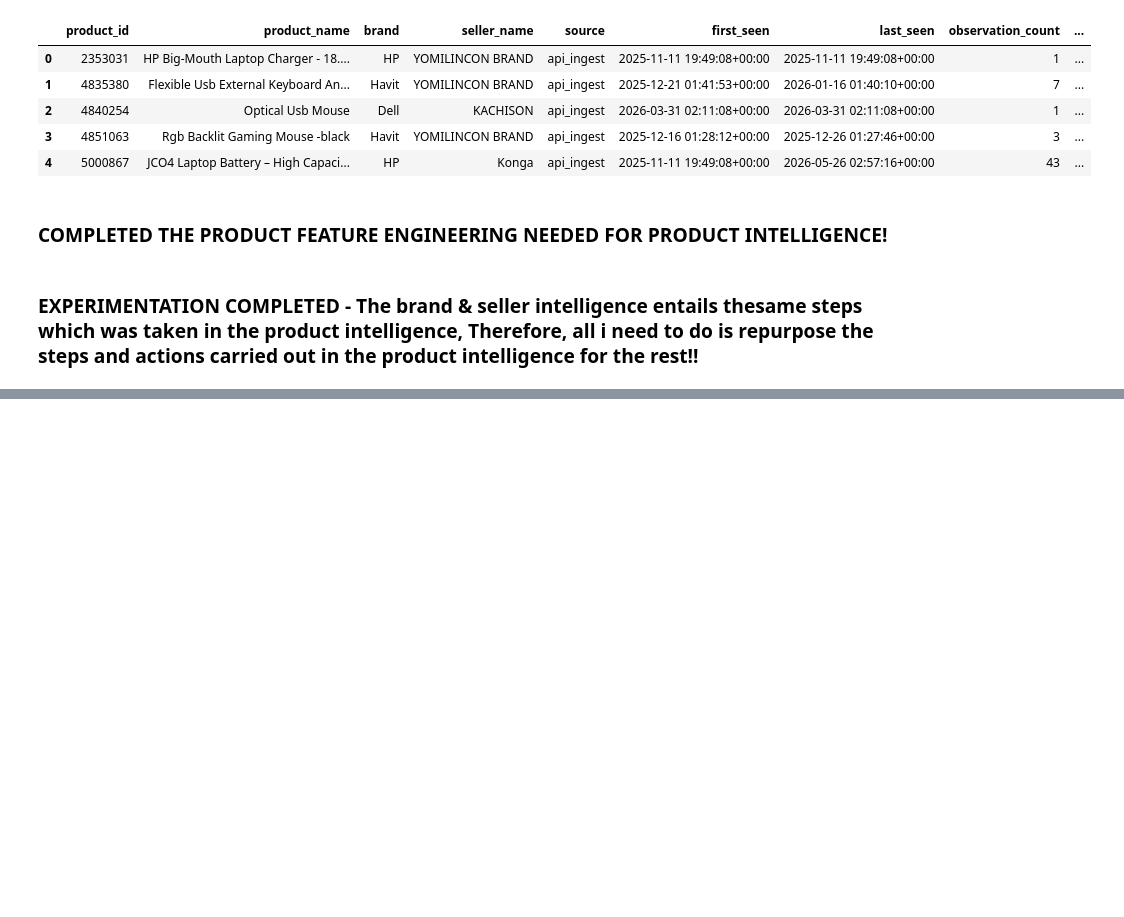
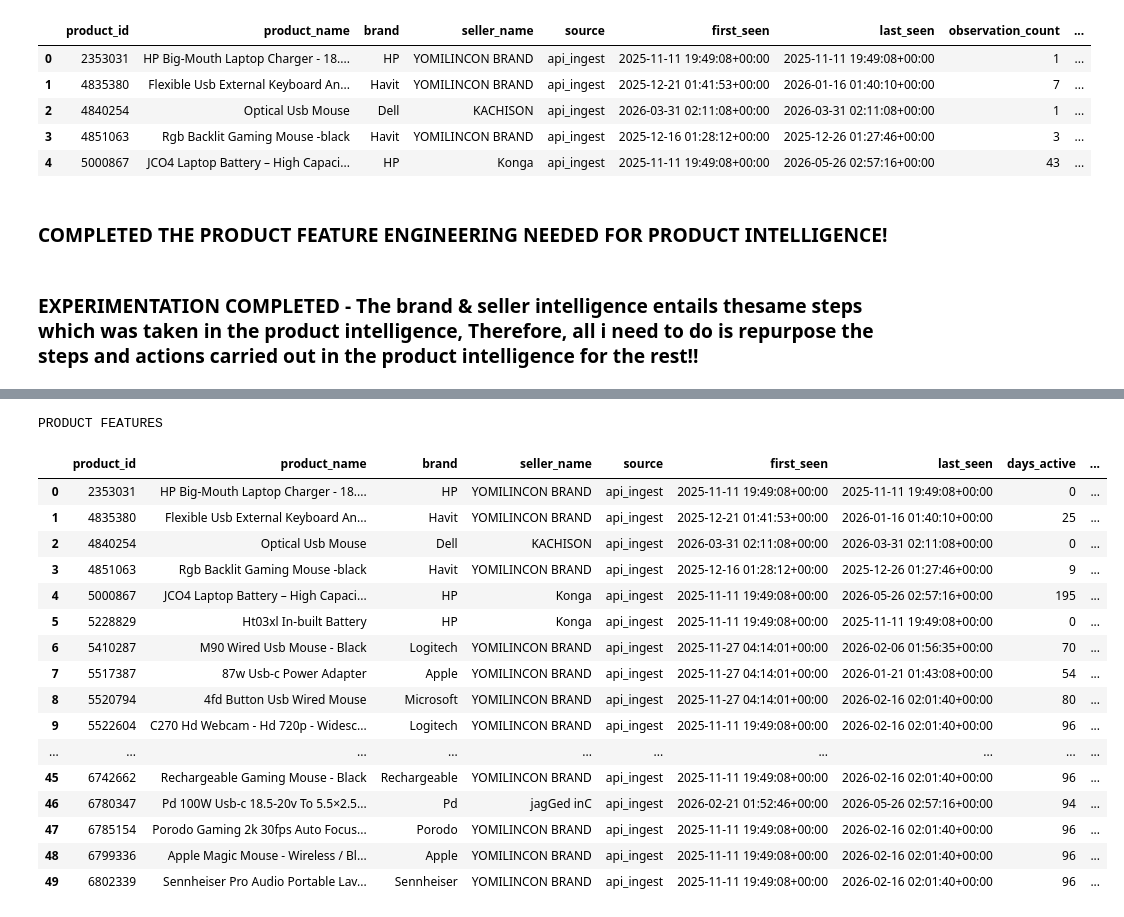
Before and after one commit to CKohwo/ADIP-Intelligence-lab, a Jupyter notebook: eda_notebook/feature_engineering.ipynb, the cells around one changed output, grey strips where cells are left out. Saved outputs shown, nothing was run; the diff lists cells and outputs as text; code cells hidden in the pictures; blank space fills up the shorter version.

```diff
--- a/eda_notebook/feature_engineering.ipynb
+++ b/eda_notebook/feature_engineering.ipynb
@@ -96,0 +130,31 @@ df_2["price_tier"] = pd.qcut(df_2["current_price"], q=3, labels= ["Low", "Mid",
+# %%
+import pandas as pd
+from pathlib import Path
+
+base = Path("../data/features/api_ingest")
+
+product = pd.read_parquet(base / "product_features.parquet")
+brand = pd.read_parquet(base / "brand_features.parquet")
+seller = pd.read_parquet(base / "seller_features.parquet")
+
+print("PRODUCT FEATURES")
+product.head(50)
+# %% [output]
+PRODUCT FEATURES
+|  | product_id | product_name | brand | seller_name | source | first_seen | last_seen | days_active | ... |
+| 0 | 2353031 | HP Big-Mouth Laptop Charger - 18.... | HP | YOMILINCON BRAND | api_ingest | 2025-11-11 19:49:08+00:00 | 2025-11-11 19:49:08+00:00 | 0 | ... |
+| 1 | 4835380 | Flexible Usb External Keyboard An... | Havit | YOMILINCON BRAND | api_ingest | 2025-12-21 01:41:53+00:00 | 2026-01-16 01:40:10+00:00 | 25 | ... |
+| 2 | 4840254 | Optical Usb Mouse | Dell | KACHISON | api_ingest | 2026-03-31 02:11:08+00:00 | 2026-03-31 02:11:08+00:00 | 0 | ... |
+| 3 | 4851063 | Rgb Backlit Gaming Mouse -black | Havit | YOMILINCON BRAND | api_ingest | 2025-12-16 01:28:12+00:00 | 2025-12-26 01:27:46+00:00 | 9 | ... |
+| 4 | 5000867 | JCO4 Laptop Battery – High Capaci... | HP | Konga | api_ingest | 2025-11-11 19:49:08+00:00 | 2026-05-26 02:57:16+00:00 | 195 | ... |
+| 5 | 5228829 | Ht03xl In-built Battery | HP | Konga | api_ingest | 2025-11-11 19:49:08+00:00 | 2025-11-11 19:49:08+00:00 | 0 | ... |
+| 6 | 5410287 | M90 Wired Usb Mouse - Black | Logitech | YOMILINCON BRAND | api_ingest | 2025-11-27 04:14:01+00:00 | 2026-02-06 01:56:35+00:00 | 70 | ... |
+| 7 | 5517387 | 87w Usb-c Power Adapter | Apple | YOMILINCON BRAND | api_ingest | 2025-11-27 04:14:01+00:00 | 2026-01-21 01:43:08+00:00 | 54 | ... |
+| 8 | 5520794 | 4fd Button Usb Wired Mouse | Microsoft | YOMILINCON BRAND | api_ingest | 2025-11-27 04:14:01+00:00 | 2026-02-16 02:01:40+00:00 | 80 | ... |
+| 9 | 5522604 | C270 Hd Webcam - Hd 720p - Widesc... | Logitech | YOMILINCON BRAND | api_ingest | 2025-11-11 19:49:08+00:00 | 2026-02-16 02:01:40+00:00 | 96 | ... |
+| ... | ... | ... | ... | ... | ... | ... | ... | ... | ... |
+| 45 | 6742662 | Rechargeable Gaming Mouse - Black | Rechargeable | YOMILINCON BRAND | api_ingest | 2025-11-11 19:49:08+00:00 | 2026-02-16 02:01:40+00:00 | 96 | ... |
+| 46 | 6780347 | Pd 100W Usb-c 18.5-20v To 5.5×2.5... | Pd | jagGed inC | api_ingest | 2026-02-21 01:52:46+00:00 | 2026-05-26 02:57:16+00:00 | 94 | ... |
+| 47 | 6785154 | Porodo Gaming 2k 30fps Auto Focus... | Porodo | YOMILINCON BRAND | api_ingest | 2025-11-11 19:49:08+00:00 | 2026-02-16 02:01:40+00:00 | 96 | ... |
+| 48 | 6799336 | Apple Magic Mouse - Wireless / Bl... | Apple | YOMILINCON BRAND | api_ingest | 2025-11-11 19:49:08+00:00 | 2026-02-16 02:01:40+00:00 | 96 | ... |
+| 49 | 6802339 | Sennheiser Pro Audio Portable Lav... | Sennheiser | YOMILINCON BRAND | api_ingest | 2025-11-11 19:49:08+00:00 | 2026-02-16 02:01:40+00:00 | 96 | ... |
```
Also changed, not shown: parts of 8 cells of this notebook, 6 other files.
